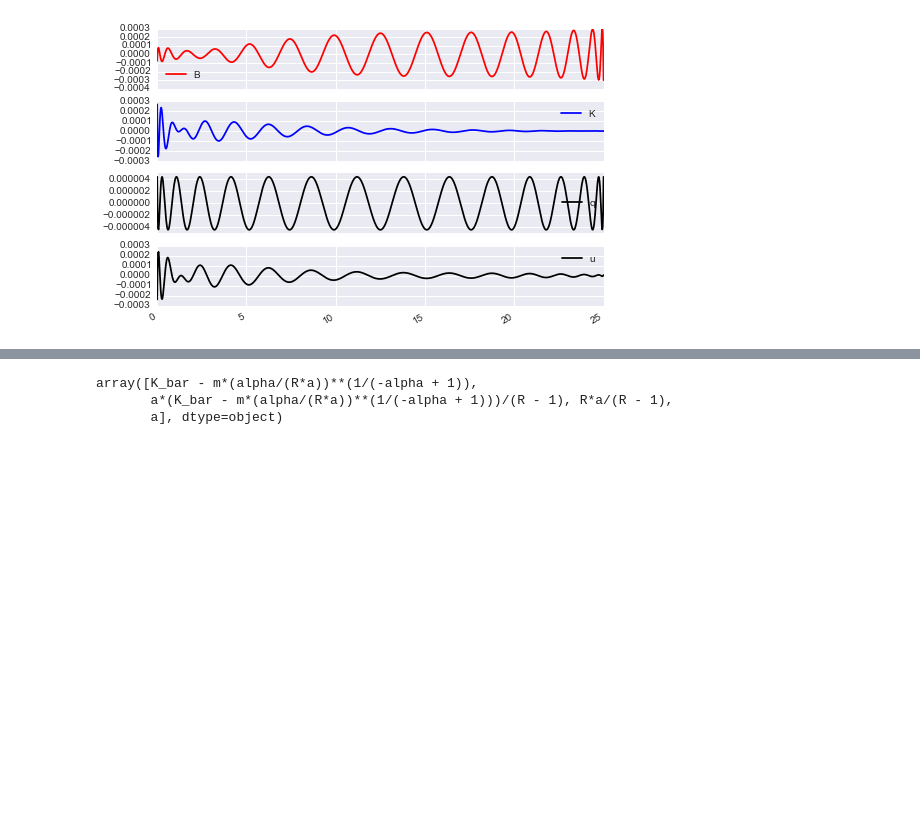
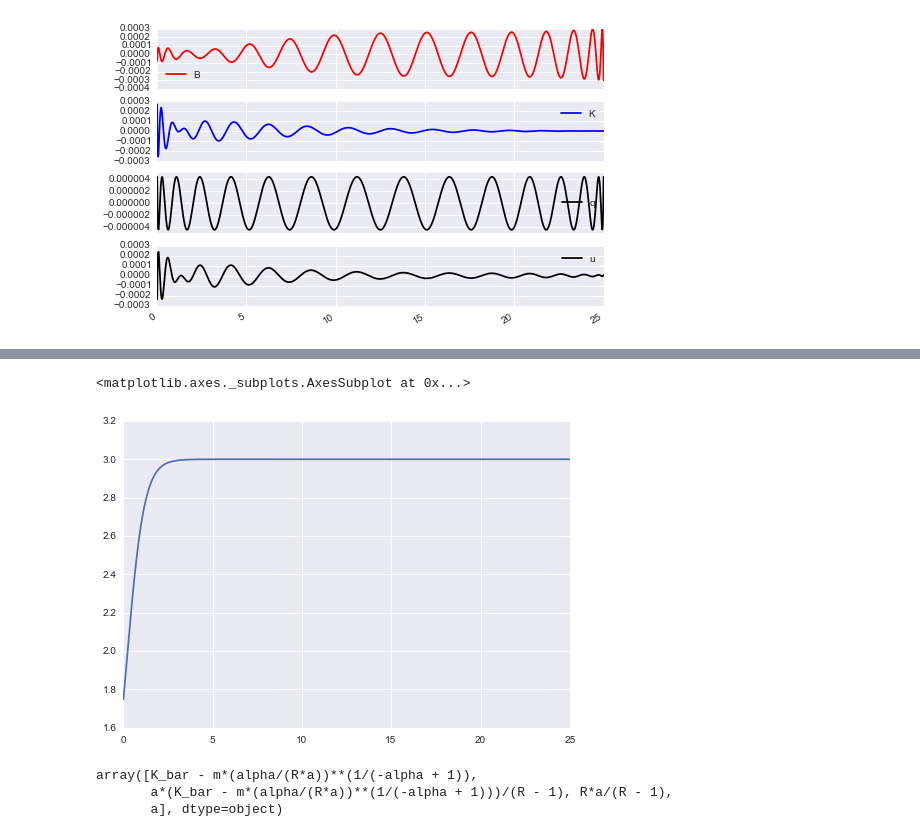
Before and after one commit to davidrpugh/pyCollocation, a Jupyter notebook: examples/credit-cycles.ipynb, the cells around one changed output, grey strips where cells are left out. Drawn from its saved outputs; the diff is of its cells as text; code cells hidden in the pictures; blank space fills up the shorter version.

```diff
--- a/examples/credit-cycles.ipynb
+++ b/examples/credit-cycles.ipynb
@@ -147,3 +127,8 @@ plt.show()
+# %%
+leverage.plot()
+# %% [output]
+<matplotlib.axes._subplots.AxesSubplot at 0x...>
+[figure, added]
 # %%
 def credit_cycles(t, X, a, m, alpha, R, K_bar):
     out = np.array([(1 / X[3]) * ((a + X[2]) * X[0] - R * X[1]) - X[0],
```
Also changed, not shown: parts of 17 cells of this notebook, 1 other file.
